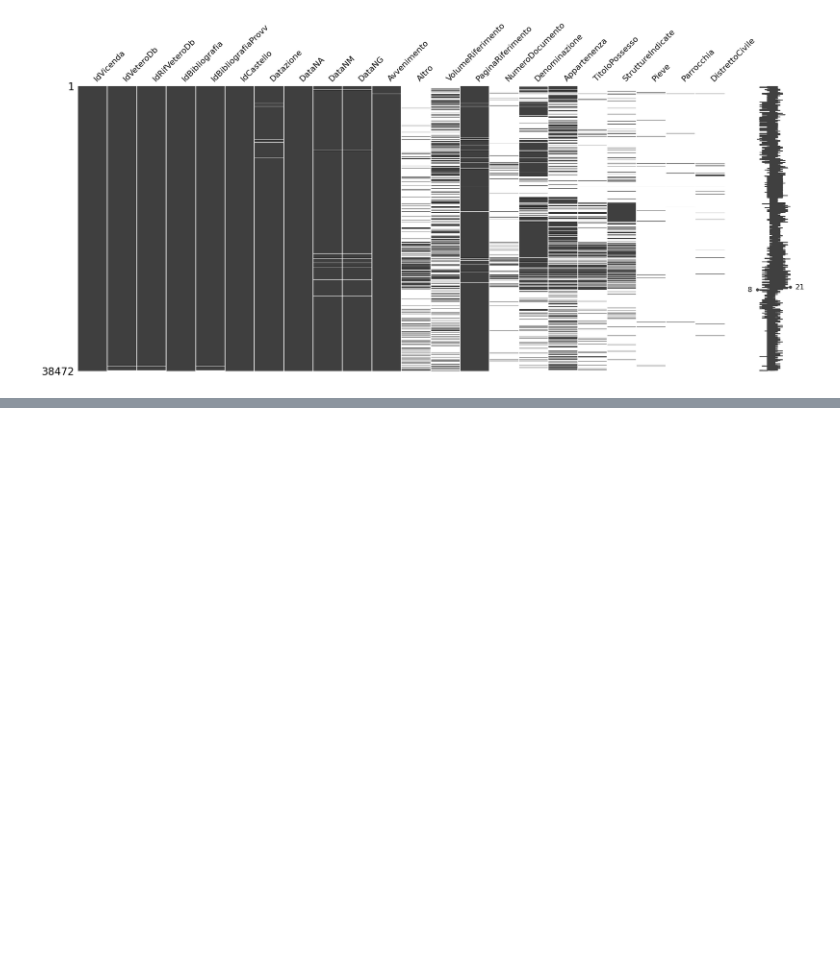
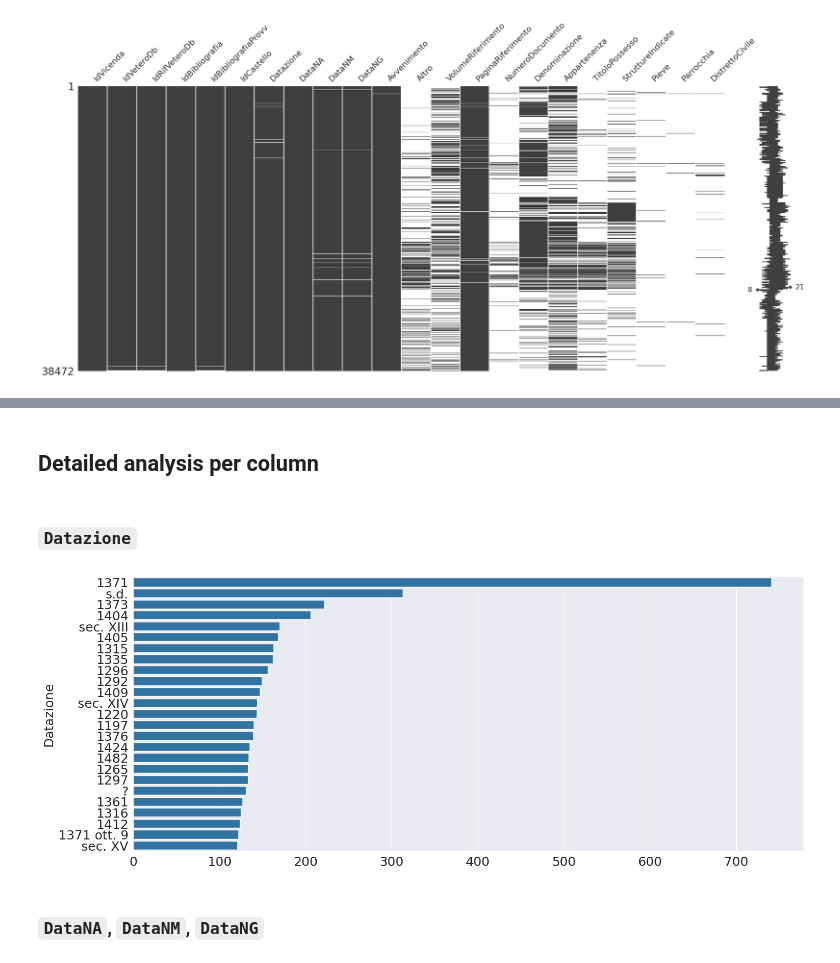
Before and after one commit to sbrzt/castelli, a Jupyter notebook: events.ipynb, the cells around one changed output, grey strips where cells are left out. Saved outputs shown, nothing was run; the diff lists cells and outputs as text; code cells hidden in the pictures; blank space fills up the shorter version.

```diff
--- a/events.ipynb
+++ b/events.ipynb
@@ -206,0 +154,12 @@ msno.bar(merged)
+# %% [markdown]
+## Detailed analysis per column
+# %% [markdown]
+### `Datazione`
+# %%
+dateliteral_counts = events['Datazione'].value_counts().head(25)
+sns.barplot(y=dateliteral_counts.index, x=dateliteral_counts.values)
+plt.show()
+# %% [output]
+[figure, added]
+# %% [markdown]
+### `DataNA`, `DataNM`, `DataNG`
```
Also changed, not shown: parts of 73 cells of this notebook, 1 other file.
